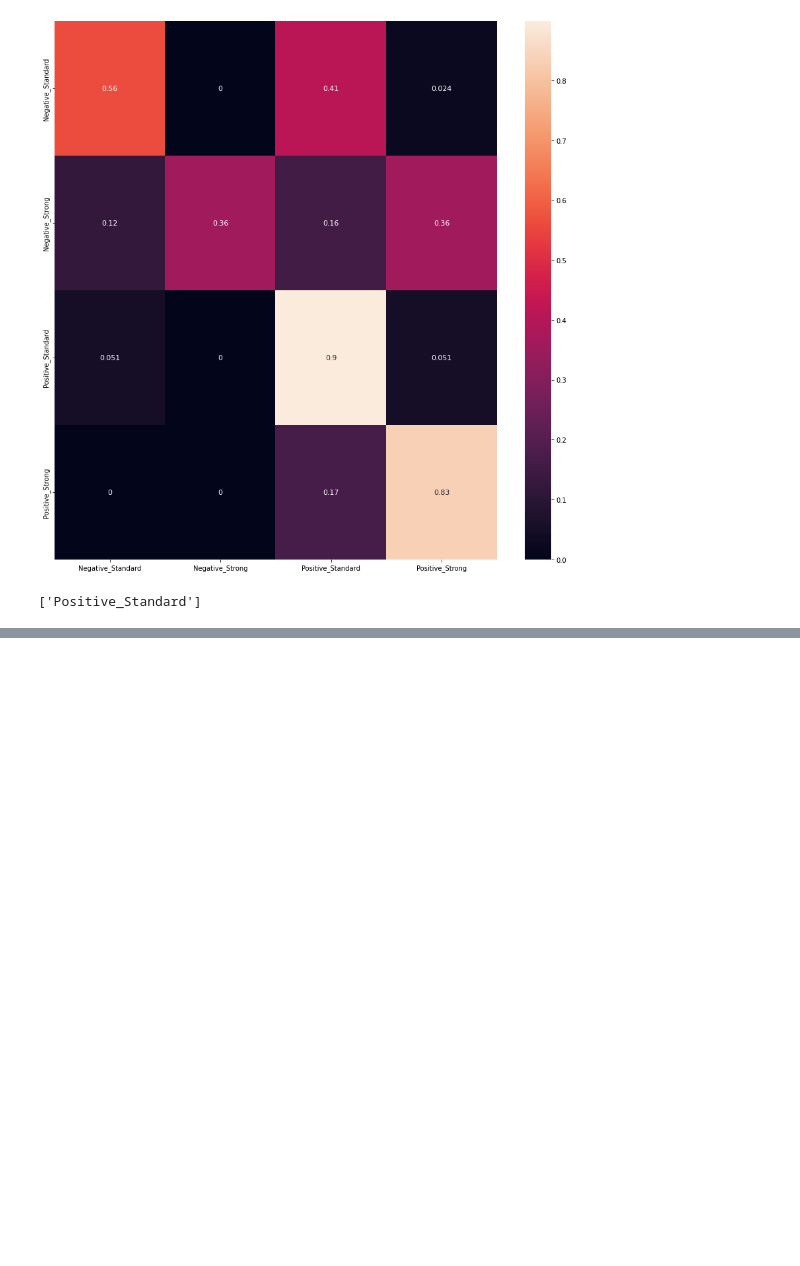
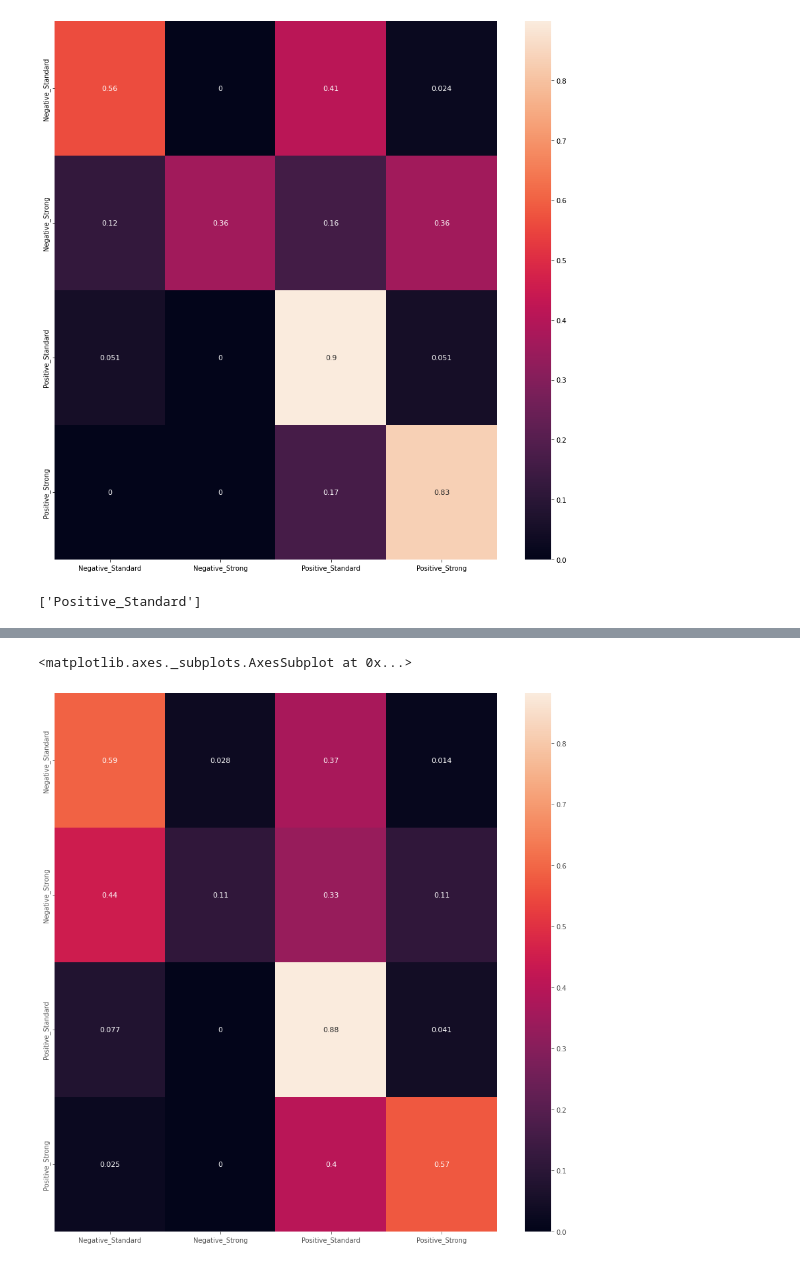
Before and after one commit to FuNNNk/Structured-Sentiment-Analysis, a Jupyter notebook: src/AI/TAIP.ipynb, the cells around one changed output, grey strips where cells are left out. Cells and saved outputs as stored; diff of their text form; code cells hidden in the pictures; blank space fills up the shorter version.

```diff
--- a/src/AI/TAIP.ipynb
+++ b/src/AI/TAIP.ipynb
@@ -352,0 +333,16 @@ WARNING:absl:<keras.layers.recurrent.LSTMCell object at 0x...> has the same name
+# %%
+from sklearn.metrics import confusion_matrix
+import seaborn as sns
+from keras.models import load_model
+model = load_model('/content/drive/MyDrive/data/best_model.hdf5')
+test_loss, test_acc = model.evaluate(X_test, Y_test, verbose=2)
+print('Model accuracy: ',test_acc)
+predictions = model.predict(X_test)
+
+matrix = confusion_matrix(Y_test.argmax(axis=1), np.around(predictions, decimals=0).argmax(axis=1))
+conf_matrix = pd.DataFrame(matrix, index=combinations, columns = combinations)
+#Normalizing
+conf_matrix = conf_matrix.astype('float') / conf_matrix.sum(axis=1)[:, np.newaxis]
+plt.figure(figsize = (15,15))
+sns.heatmap(conf_matrix, annot=True, annot_kws={"size": 11})
+# %% [output]
@@ -352,0 +351,2 @@ WARNING:absl:<keras.layers.recurrent.LSTMCell object at 0x...> has the same name
+<matplotlib.axes._subplots.AxesSubplot at 0x...>
+[figure, added]
```
Also changed, not shown: parts of 12 cells of this notebook.
